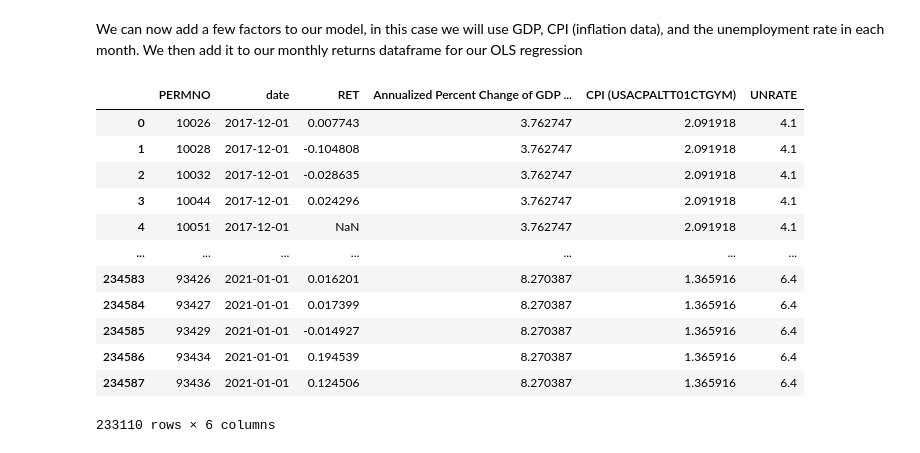
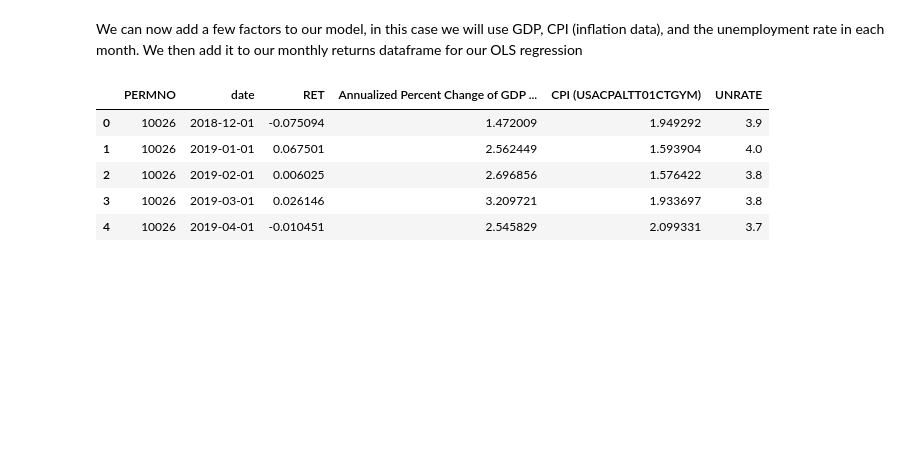
Before and after one commit to peterhindi/UBCTG-Factor-Research-Team, a Jupyter notebook: Factor_Model_Complete-For_Real.ipynb, the cells around one changed output. Cells and saved outputs as stored; diff of their text form; code cells hidden in the pictures; blank space fills up the shorter version.

```diff
--- a/Factor_Model_Complete-For_Real.ipynb
+++ b/Factor_Model_Complete-For_Real.ipynb
@@ -93,38 +93,31 @@ We can now add a few factors to our model, in this case we will use GDP, CPI (in
 # %%
 #Introduce our factor data below as a CSV (pandas datareader not currently working for FRED api)
 macro_factors = pd.read_csv("UBCTG Factor Model Example - Macro FRED Data.csv")
 
 #These dates are at the beginning of month, so we will operate on our monthly return dataframe to convert our dates to the beginning of the month so that we can append on index
 universe_df_filtered["date"] = pd.to_datetime(universe_df_filtered["date"]).dt.to_period('M').dt.to_timestamp()
 
 #Convert macro factors date column to type datetime64 and drop the non-datetime64 column
 macro_factors["date"] = pd.to_datetime(macro_factors["DATE"])
 macro_factors = macro_factors.drop('DATE', axis=1)
 
 #Inner-join macro factors dataframe with universe dataframe, using 'date' column as index
 universe_df_with_external_factors = pd.merge(universe_df_filtered, macro_factors, on= 'date', how='inner')
 
 #Ensure no errors in the returns column (there have been some instances where returns have taken on non-numeric values)
 universe_df_with_external_factors["RET"] = pd.to_numeric(universe_df_with_external_factors["RET"], errors="coerce")
 
 #Here, we select our required columns in proper order (see function documentation for more info) and get rid of extra columns that we will not use
 universe_df_with_external_factors_filtered = universe_df_with_external_factors[["PERMNO","date","RET", "Annualized Percent Change of GDP from Preceding Period, Seasonally Adjusted","CPI (USACPALTT01CTGYM)","UNRATE"]]
 
 #Remove duplicate rows from universe (monthly returns) dataframe to avoid faulty data
 universe_df_with_external_factors_filtered = universe_df_with_external_factors_filtered.drop_duplicates()
 
-display(universe_df_with_external_factors_filtered)
+universe_df_with_external_factors_filtered.head()
 # %% [output]
 |  | PERMNO | date | RET | Annualized Percent Change of GDP ... | CPI (USACPALTT01CTGYM) | UNRATE |
-| 0 | 10026 | 2017-12-01 | 0.007743 | 3.762747 | 2.091918 | 4.1 |
-| 1 | 10028 | 2017-12-01 | -0.104808 | 3.762747 | 2.091918 | 4.1 |
-| 2 | 10032 | 2017-12-01 | -0.028635 | 3.762747 | 2.091918 | 4.1 |
-| 3 | 10044 | 2017-12-01 | 0.024296 | 3.762747 | 2.091918 | 4.1 |
-| 4 | 10051 | 2017-12-01 | NaN | 3.762747 | 2.091918 | 4.1 |
-| ... | ... | ... | ... | ... | ... | ... |
-| 234583 | 93426 | 2021-01-01 | 0.016201 | 8.270387 | 1.365916 | 6.4 |
-| 234584 | 93427 | 2021-01-01 | 0.017399 | 8.270387 | 1.365916 | 6.4 |
-| 234585 | 93429 | 2021-01-01 | -0.014927 | 8.270387 | 1.365916 | 6.4 |
-| 234586 | 93434 | 2021-01-01 | 0.194539 | 8.270387 | 1.365916 | 6.4 |
-| 234587 | 93436 | 2021-01-01 | 0.124506 | 8.270387 | 1.365916 | 6.4 |
+| 0 | 10026 | 2018-12-01 | -0.075094 | 1.472009 | 1.949292 | 3.9 |
+| 1 | 10026 | 2019-01-01 | 0.067501 | 2.562449 | 1.593904 | 4.0 |
+| 2 | 10026 | 2019-02-01 | 0.006025 | 2.696856 | 1.576422 | 3.8 |
+| 3 | 10026 | 2019-03-01 | 0.026146 | 3.209721 | 1.933697 | 3.8 |
+| 4 | 10026 | 2019-04-01 | -0.010451 | 2.545829 | 2.099331 | 3.7 |
-233110 rows × 6 columns
```
Also changed, not shown: parts of 8 cells of this notebook.
